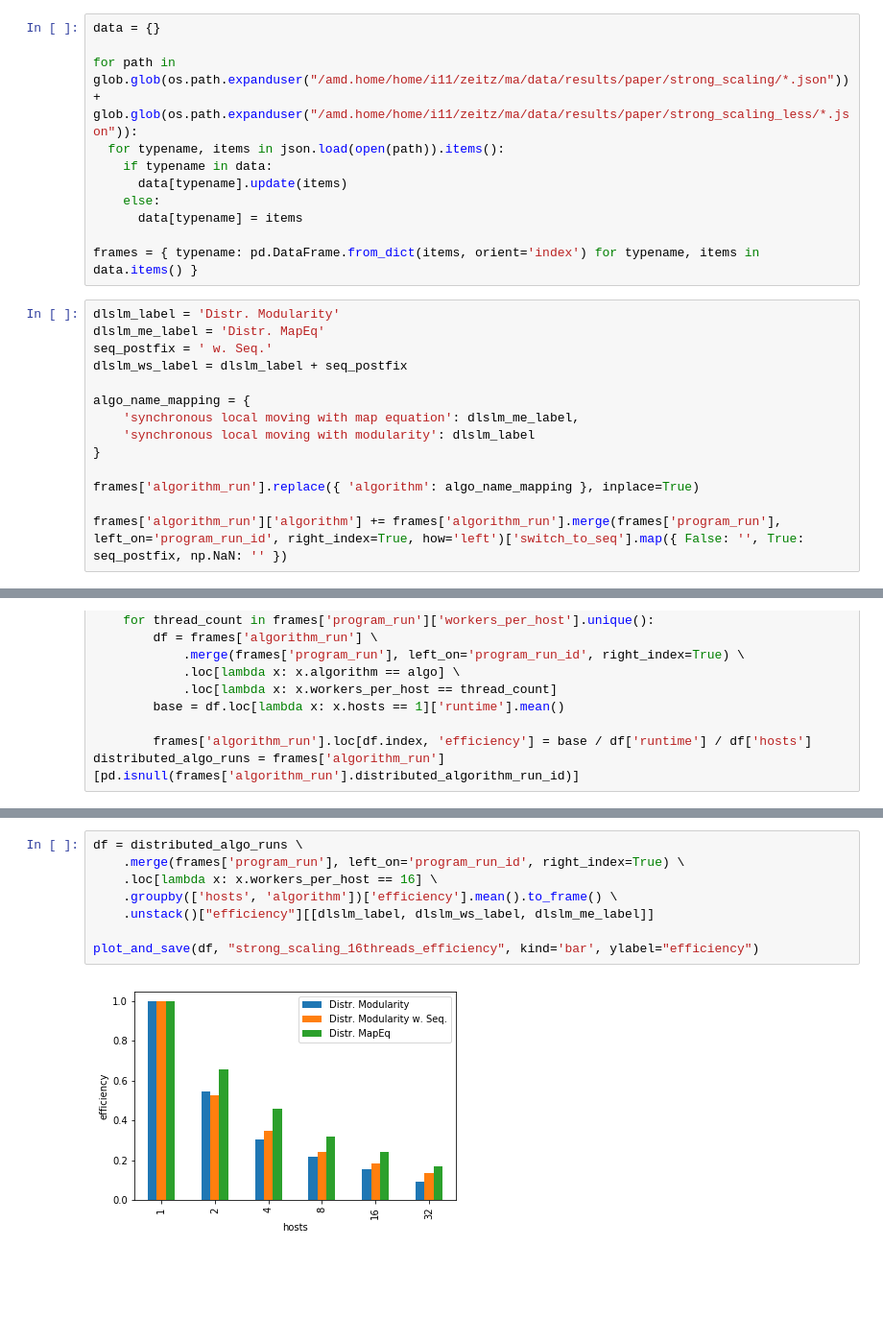
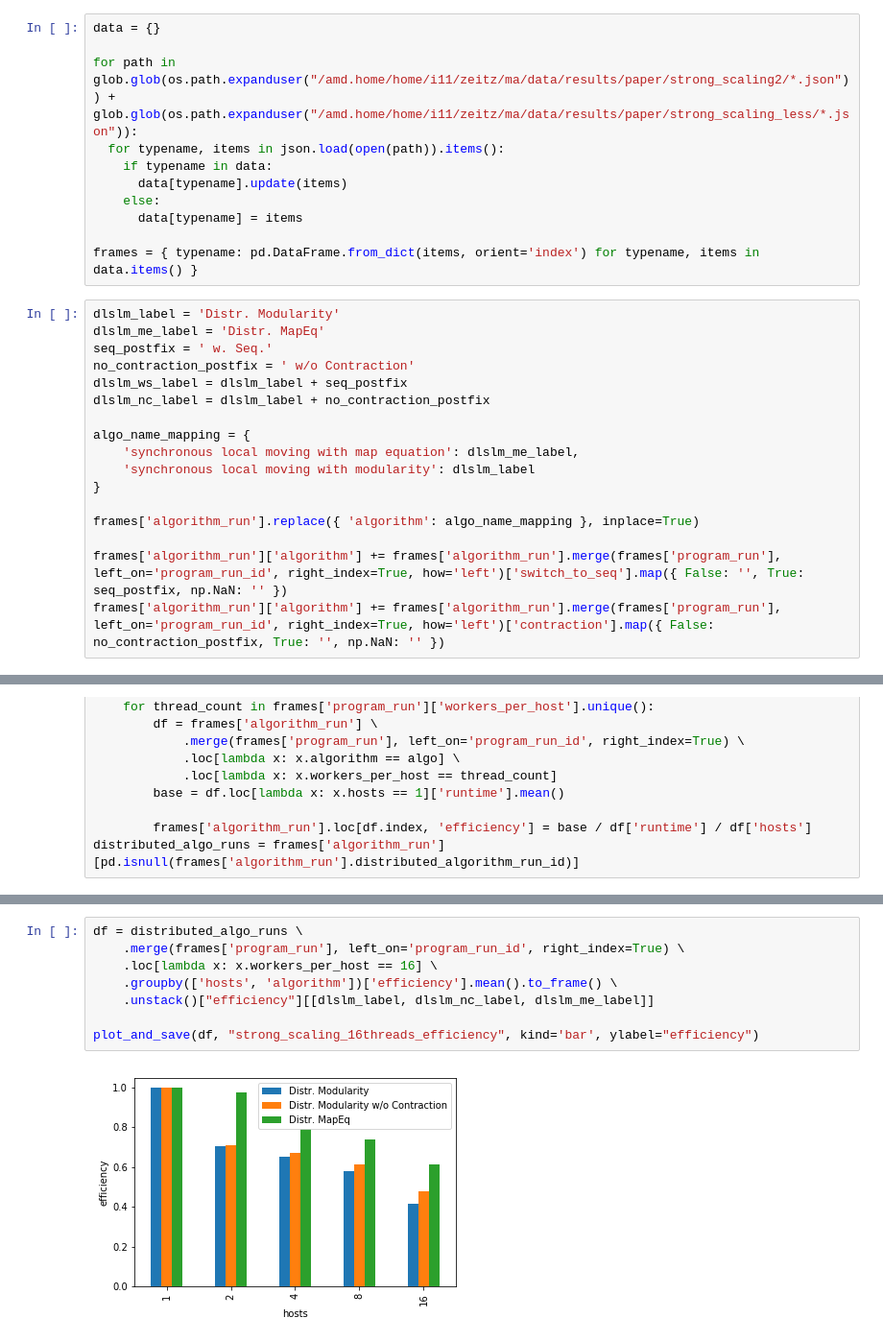
Before and after one commit to kit-algo/distributed_clustering_thrill, a Jupyter notebook: analysis/Paper - Strong Scaling.ipynb, the cells around one changed output, grey strips where cells are left out. Shown at 96% size. Cells and saved outputs as stored; diff of their text form; blank space fills up the shorter version.

Commit message:
new strong scaling updates

```diff
--- a/analysis/Paper - Strong Scaling.ipynb
+++ b/analysis/Paper - Strong Scaling.ipynb
@@ -26,7 +26,7 @@ def plot_and_save(df, name, kind='line', xlabel=None, ylabel=None, **kwargs):
 # %%
 data = {}
 
-for path in glob.glob(os.path.expanduser("/amd.home/home/i11/zeitz/ma/data/results/paper/strong_scaling/*.json")) + glob.glob(os.path.expanduser("/amd.home/home/i11/zeitz/ma/data/results/paper/strong_scaling_less/*.json")):
+for path in glob.glob(os.path.expanduser("/amd.home/home/i11/zeitz/ma/data/results/paper/strong_scaling2/*.json")) + glob.glob(os.path.expanduser("/amd.home/home/i11/zeitz/ma/data/results/paper/strong_scaling_less/*.json")):
   for typename, items in json.load(open(path)).items():
     if typename in data:
       data[typename].update(items)
@@ -38,7 +38,9 @@ frames = { typename: pd.DataFrame.from_dict(items, orient='index') for typename,
 dlslm_label = 'Distr. Modularity'
 dlslm_me_label = 'Distr. MapEq'
 seq_postfix = ' w. Seq.'
+no_contraction_postfix = ' w/o Contraction'
 dlslm_ws_label = dlslm_label + seq_postfix
+dlslm_nc_label = dlslm_label + no_contraction_postfix
 
 algo_name_mapping = {
     'synchronous local moving with map equation': dlslm_me_label,
@@ -48,6 +50,7 @@ algo_name_mapping = {
 frames['algorithm_run'].replace({ 'algorithm': algo_name_mapping }, inplace=True)
 
 frames['algorithm_run']['algorithm'] += frames['algorithm_run'].merge(frames['program_run'], left_on='program_run_id', right_index=True, how='left')['switch_to_seq'].map({ False: '', True: seq_postfix, np.NaN: '' })
+frames['algorithm_run']['algorithm'] += frames['algorithm_run'].merge(frames['program_run'], left_on='program_run_id', right_index=True, how='left')['contraction'].map({ False: no_contraction_postfix, True: '', np.NaN: '' })
 # %%
 frames['algorithm_run']['runtime'] = (frames['algorithm_run']['done_ts'] - frames['algorithm_run']['start_ts']) / 1000000.0
 distributed_algo_runs = frames['algorithm_run'][pd.isnull(frames['algorithm_run'].distributed_algorithm_run_id)]
@@ -74,13 +77,13 @@ plot_and_save(df, "strong_scaling_16threads_runtime", kind='bar', ylabel="runtim
 # %%
 df = distributed_algo_runs \
     .merge(frames['program_run'], left_on='program_run_id', right_index=True) \
     .loc[lambda x: x.workers_per_host == 16] \
     .groupby(['hosts', 'algorithm'])['efficiency'].mean().to_frame() \
-    .unstack()["efficiency"][[dlslm_label, dlslm_ws_label, dlslm_me_label]]
+    .unstack()["efficiency"][[dlslm_label, dlslm_nc_label, dlslm_me_label]]
 
 plot_and_save(df, "strong_scaling_16threads_efficiency", kind='bar', ylabel="efficiency")
 # %% [output]
-[figure, old version]
+[figure, new version]
 # %%
 df = distributed_algo_runs \
     .merge(frames['program_run'], left_on='program_run_id', right_index=True) \
```
Also changed, not shown: parts of 3 cells of this notebook.
